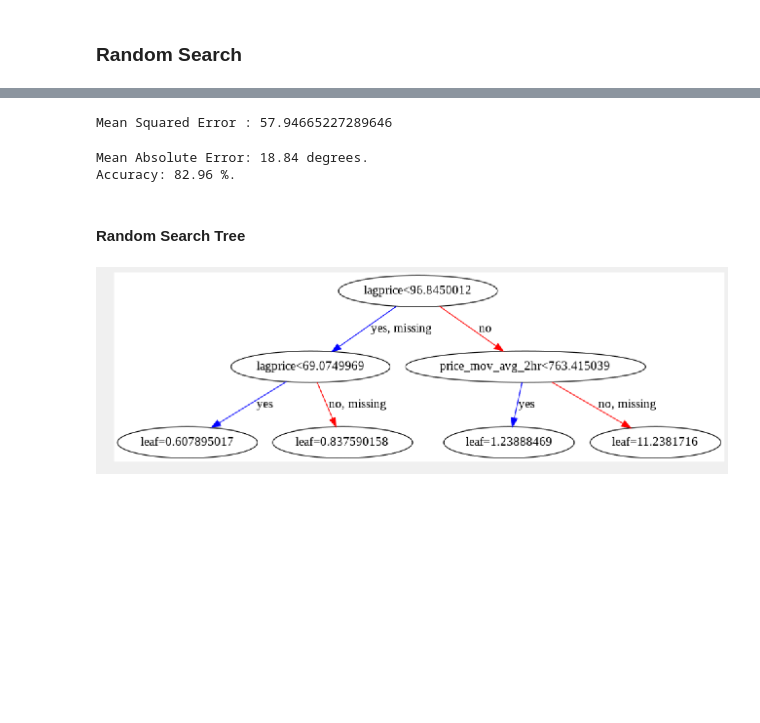
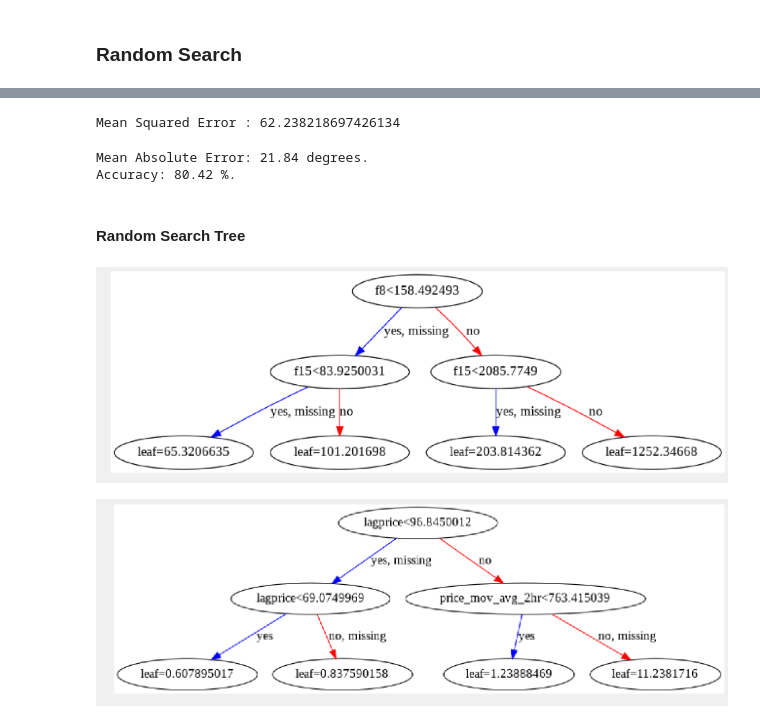
Before and after one commit to DonaldTurton/AT2_Advanced_Data_Algorithms, a Jupyter notebook: XGB_Model.ipynb, the cells around one changed output, grey strips where cells are left out. Drawn from its saved outputs; the diff is of its cells as text; code cells hidden in the pictures; blank space fills up the shorter version.

```diff
--- a/XGB_Model.ipynb
+++ b/XGB_Model.ipynb
@@ -343,12 +342,16 @@ Text(0.5, 1.0, 'Variable Importances')
 # %%
-from xgboost import plot_tree
+#BASIC MODEL TREE
+# Tranform the data structure
+#data_dmatrix = xgboost.DMatrix(data=X,label=y)
 
+#B_params = {"objective":"reg:linear",'colsample_bytree': 1,'learning_rate': 0.1,
+                'max_depth': 3, 'min_child_weight': 1, 'n_estimators': 100}
 
-xgbR = xgboost.train(params=B_params, dtrain=data_dmatrix, num_boost_round=10)
+#my_model = xgboost.train(params=B_params, dtrain=data_dmatrix, num_boost_round=10)
 
-xgboost.plot_tree(xgbR,num_trees=0)
-plt.rcParams['figure.figsize'] = [25, 25]
-plt.show()
+#xgboost.plot_tree(my_model,num_trees=0)
+#plt.rcParams['figure.figsize'] = [25, 25]
+#plt.show()
 # %% [output]
 [03:42:22] WARNING: /workspace/src/objective/regression_obj.cu:152: reg:linear is now deprecated in favor of reg:squarederror.
 [figure]
@@ -536,6 +539,13 @@ Lowest RMSE found:  50.91857045366549
 # %%
 # XGB With Parameter Selection From Random Search
-xgbR = XGBRegressor(params= randomized_xgb.best_params_  )
+xgbR = XGBRegressor(subsample = 1,
+                    n_estimators = 500,
+                    min_child_weight = 4,
+                    max_depth = 2,
+                    learning_rate = 1,
+                    gamma =0.4,
+                    colsample_bytree =0.6,
+                    )
 
 xgbR.fit(train_X, train_y,  eval_set=[(test_X, test_y)], verbose=False)
 # %% [output]
@@ -559,7 +565,7 @@ xgbR_prediction = xgbR.predict(test_X)
 xgbR_mse = mean_squared_error(xgbR_prediction,test_y)
 print("Mean Squared Error : " + str( np.sqrt(xgbR_mse)))
 # %% [output]
-Mean Squared Error : 57.94665227289646
+Mean Squared Error : 62.238218697426134
 # %%
 # Accuary
 
@@ -577,10 +583,15 @@ xgbR_mape = 100 * (xgbR_errors / test_y)
 xgbR_accuracy = 100 - np.mean(xgbR_mape)
 print('Accuracy:', round(xgbR_accuracy, 2), '%.')  #85.54
 # %% [output]
-Mean Absolute Error: 18.84 degrees.
-Accuracy: 82.96 %.
+Mean Absolute Error: 21.84 degrees.
+Accuracy: 80.42 %.
 # %% [markdown]
 #### Random Search Tree
+# %%
+plot_tree(xgbR)
+plt.show(xgbR)
+# %% [output]
+[figure, added]
 # %%
 # Plot a tree from
 
```
Also changed, not shown: parts of 26 cells of this notebook.
